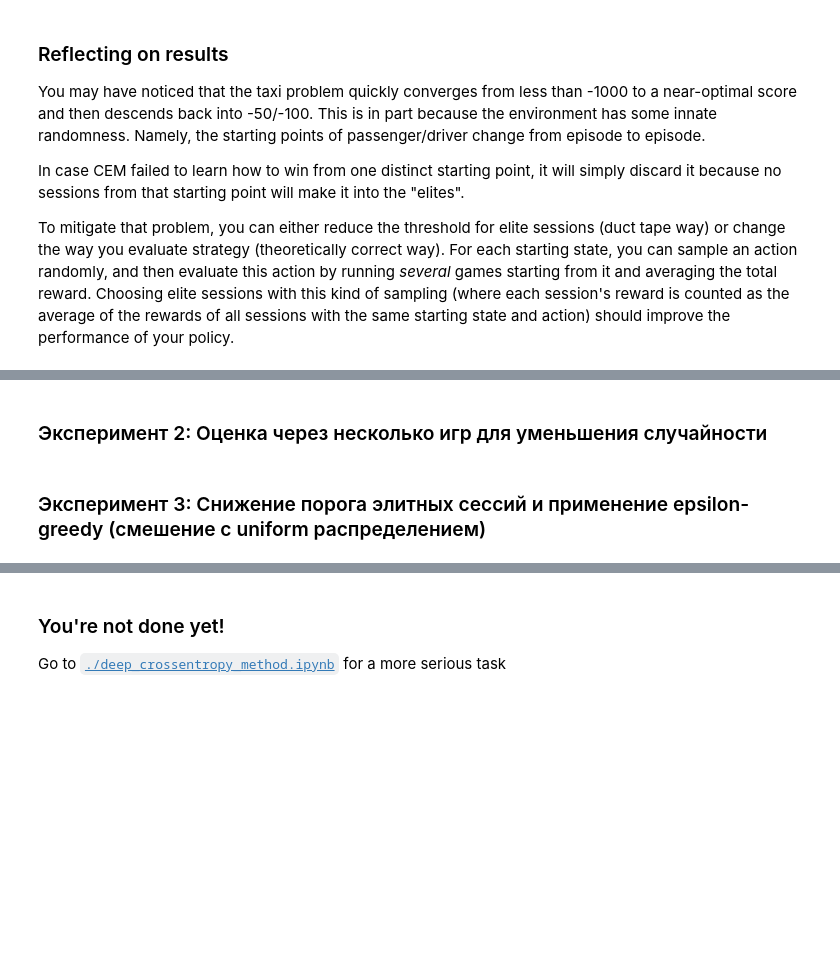
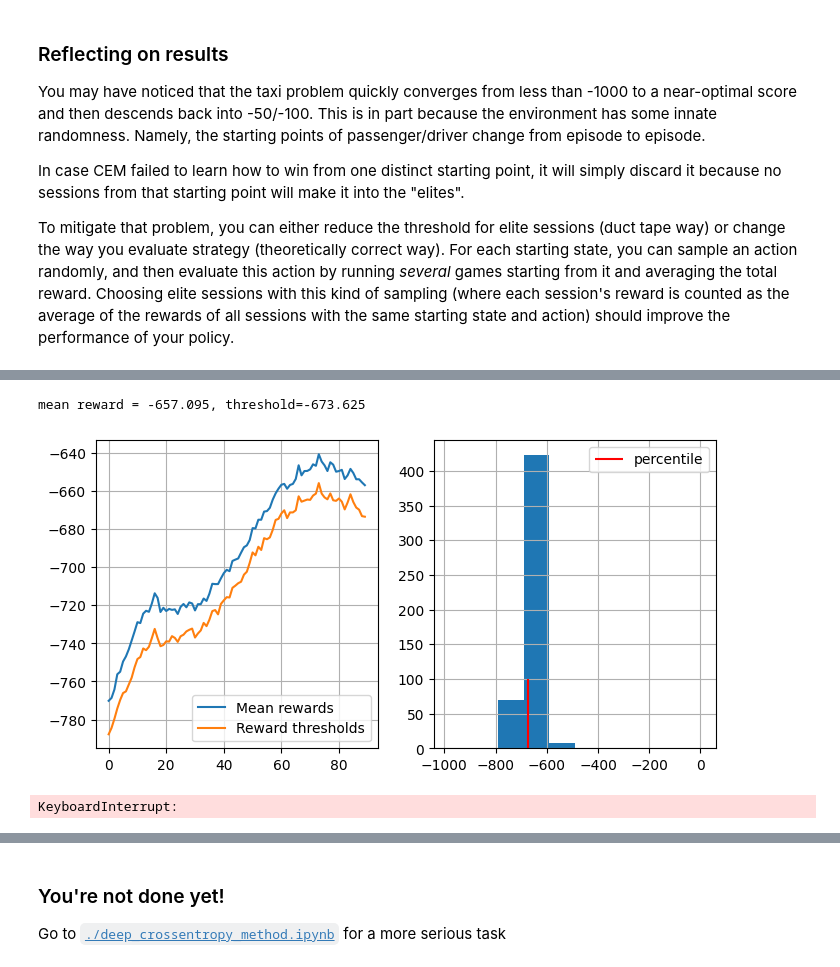
Before and after one commit to perfectteatimer/Practical_RL, a Jupyter notebook: week01_intro/Crossentropy Method (1).ipynb, the cells around one changed output, grey strips where cells are left out. Drawn from its saved outputs; the diff is of its cells as text; code cells hidden in the pictures; blank space fills up the shorter version.

```diff
--- a/week01_intro/Crossentropy Method (1).ipynb
+++ b/week01_intro/Crossentropy Method (1).ipynb
@@ -386,0 +340,3 @@ To mitigate that problem, you can either reduce the threshold for elite sessions
+# %%
+n_states = 500
+n_actions = 6
@@ -386,0 +364,4 @@ To mitigate that problem, you can either reduce the threshold for elite sessions
+# %%
+def generate_session_worker(dummy_and_policy):
+    dummy, policy = dummy_and_policy
+    return generate_session_parallel(policy)
@@ -387,3 +391,64 @@ To mitigate that problem, you can either reduce the threshold for elite sessions
+# %%
+policy = initialize_policy(n_states, n_actions)
+n_sessions = 500     # увеличено число сессий
+initial_percentile = 30  # начальный процентиль для элиты
+initial_learning_rate = 0.3  # начальный темп обучения
+n_eval = 10   # увеличено число оценочных запусков
+# %%
+learning_rate = initial_learning_rate
+percentile = initial_percentile
+best_mean_reward = -1e9
+patience = 0  # счетчик без улучшения
+log = []
+n_iterations = 100
+# %%
+for i in range(n_iterations):
+    # Параллельная генерация сессий:
+    # Передаем каждый раз пару (dummy, policy) чтобы функция была сериализуема
+    with ProcessPoolExecutor(max_workers=32) as executor:
+        sessions = list(executor.map(generate_session_worker, [(j, policy) for j in range(n_sessions)]))
+
+    # Параллельная оценка стартовых пар (используем первое состояние и действие каждой сессии)
+    with ProcessPoolExecutor(max_workers=32) as executor:
+        eval_args = [(states[0], actions[0], policy, n_eval) for states, actions, _ in sessions]
+        evaluated_rewards = list(executor.map(evaluate_state_action_parallel, eval_args))
+
+    # Получаем среднее значение награды по оценкам
+    current_mean_reward = np.mean(evaluated_rewards)
+
+    # Адаптивное изменение гиперпараметров:
+    # Если средняя награда улучшилась менее чем на 1.0, увеличиваем "терпение".
+    # Если ухудшение длится более 5 итераций, уменьшаем learning_rate и немного опускаем percentile.
+    if current_mean_reward > best_mean_reward + 1.0:
+        best_mean_reward = current_mean_reward
+        patience = 0
+    else:
+        patience += 1
+        if patience >= 5:
+            learning_rate = max(0.1, learning_rate * 0.95)
+            percentile = max(30, percentile - 5)
+            # также можно увеличить число оценочных запусков, если требуется больше стабильности
+            n_eval += 2
+            patience = 0  # сбрасываем счетчик
+            print("Адаптивное изменение параметров: learning_rate = %.3f, percentile = %d, n_eval = %d"
+                  % (learning_rate, percentile, n_eval))
+
+    # Отбираем элитные сессии по оценкам
+    states_batch, actions_batch, _ = zip(*sessions)
+    elite_states, elite_actions = select_elites(states_batch, actions_batch, evaluated_rewards, percentile)
+
+    # Вычисляем новую политику на основе элитных сессий
+    new_policy = get_new_policy(elite_states, elite_actions)
+
+    # Обновляем текущую политику (смешивание с учетом learning_rate)
+    policy = learning_rate * new_policy + (1 - learning_rate) * policy
+
+    # Отображаем прогресс
+    show_progress(evaluated_rewards, log, percentile)
+# %% [output]
+mean reward = -657.095, threshold=-673.625
+[figure, added]
+KeyboardInterrupt:
 # %%
 # def experiment_1(env, n_sessions, percentile, learning_rate=0.5, epsilon=0.1):
 #     log = []
@@ -400,5 +465,3 @@ To mitigate that problem, you can either reduce the threshold for elite sessions
 
 #         show_progress(rewards_batch, log, percentile)
 #     return log
-# %% [markdown]
-###  Эксперимент 2: Оценка через несколько игр для уменьшения случайности
@@ -426,2 +467,0 @@ To mitigate that problem, you can either reduce the threshold for elite sessions
-# %% [markdown]
-### Эксперимент 3: Снижение порога элитных сессий и применение epsilon-greedy (смешение с uniform распределением)
```
Also changed, not shown: parts of 29 cells of this notebook.
